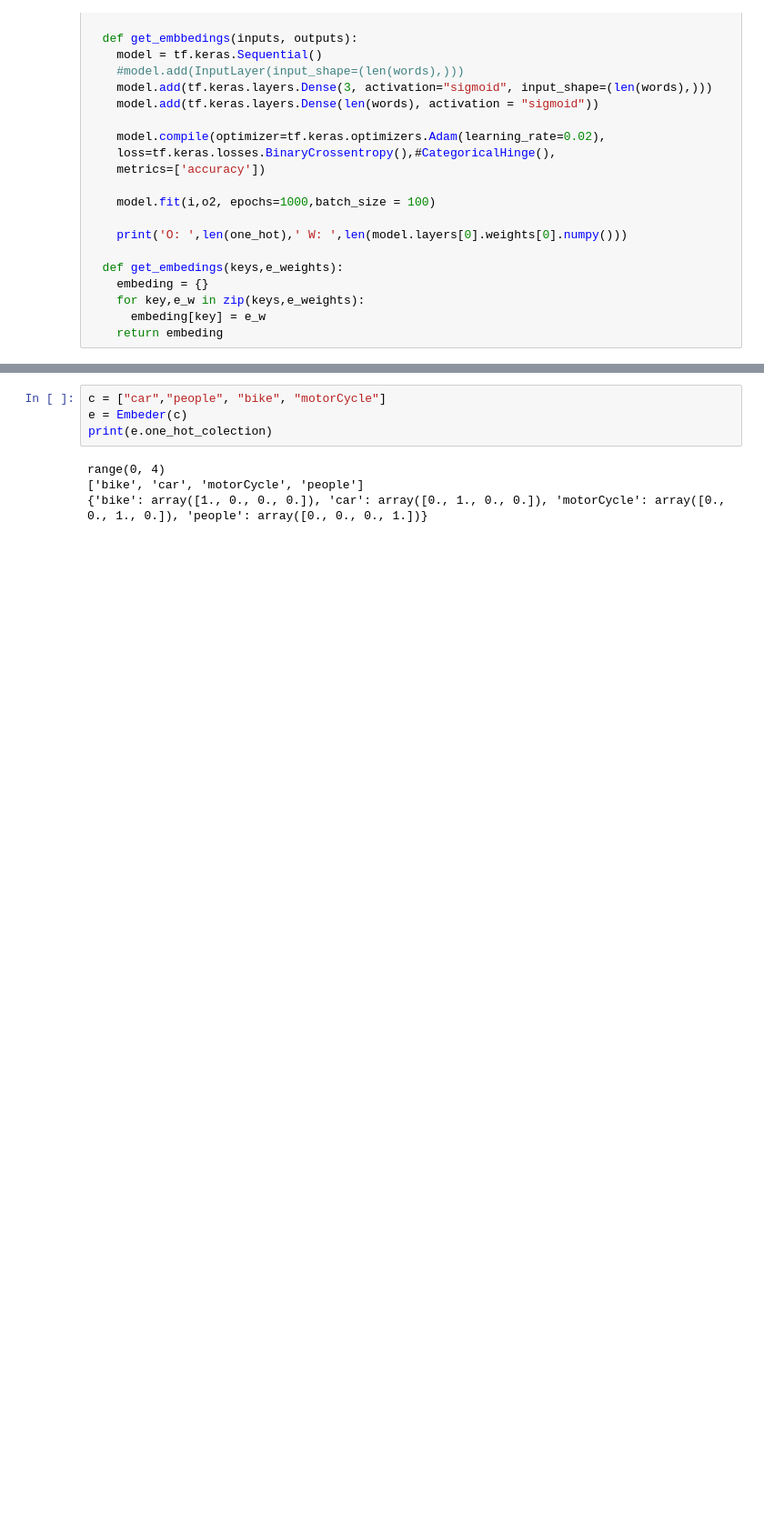
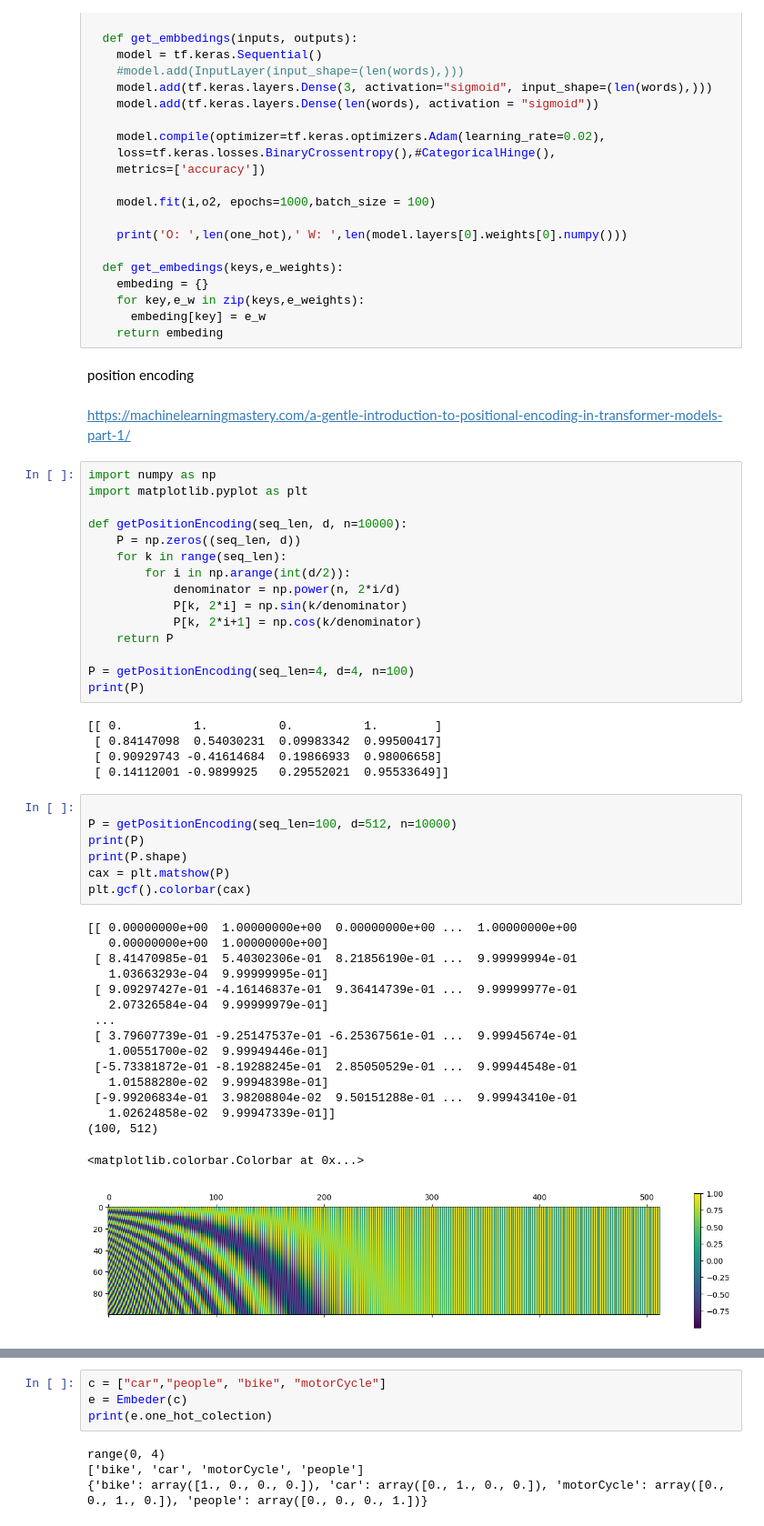
Before and after one commit to Enric-dot/Transformer, a Jupyter notebook: Transformer.ipynb, the cells around one changed output, grey strips where cells are left out. Shown: that part at 91% size. Cells and saved outputs as stored; diff of their text form; blank space fills up the shorter version.

```diff
--- a/Transformer.ipynb
+++ b/Transformer.ipynb
@@ -64,3 +64,51 @@ class Embeder:
     for key,e_w in zip(keys,e_weights):
       embeding[key] = e_w
     return embeding
+# %% [markdown]
+position encoding
+# %% [markdown]
+https://machinelearningmastery.com/a-gentle-introduction-to-positional-encoding-in-transformer-models-part-1/
+# %%
+import numpy as np
+import matplotlib.pyplot as plt
+
+def getPositionEncoding(seq_len, d, n=10000):
+    P = np.zeros((seq_len, d))
+    for k in range(seq_len):
+        for i in np.arange(int(d/2)):
+            denominator = np.power(n, 2*i/d)
+            P[k, 2*i] = np.sin(k/denominator)
+            P[k, 2*i+1] = np.cos(k/denominator)
+    return P
+
+P = getPositionEncoding(seq_len=4, d=4, n=100)
+print(P)
+# %% [output]
+[[ 0.          1.          0.          1.        ]
+ [ 0.84147098  0.54030231  0.09983342  0.99500417]
+ [ 0.90929743 -0.41614684  0.19866933  0.98006658]
+ [ 0.14112001 -0.9899925   0.29552021  0.95533649]]
+# %%
+
+P = getPositionEncoding(seq_len=100, d=512, n=10000)
+print(P)
+print(P.shape)
+cax = plt.matshow(P)
+plt.gcf().colorbar(cax)
+# %% [output]
+[[ 0.00000000e+00  1.00000000e+00  0.00000000e+00 ...  1.00000000e+00
+   0.00000000e+00  1.00000000e+00]
+ [ 8.41470985e-01  5.40302306e-01  8.21856190e-01 ...  9.99999994e-01
+   1.03663293e-04  9.99999995e-01]
+ [ 9.09297427e-01 -4.16146837e-01  9.36414739e-01 ...  9.99999977e-01
+   2.07326584e-04  9.99999979e-01]
+ ...
+ [ 3.79607739e-01 -9.25147537e-01 -6.25367561e-01 ...  9.99945674e-01
+   1.00551700e-02  9.99949446e-01]
+ [-5.73381872e-01 -8.19288245e-01  2.85050529e-01 ...  9.99944548e-01
+   1.01588280e-02  9.99948398e-01]
+ [-9.99206834e-01  3.98208804e-02  9.50151288e-01 ...  9.99943410e-01
+   1.02624858e-02  9.99947339e-01]]
+(100, 512)
+<matplotlib.colorbar.Colorbar at 0x...>
+[figure, added]
```
Also changed, not shown: parts of 9 cells of this notebook.
